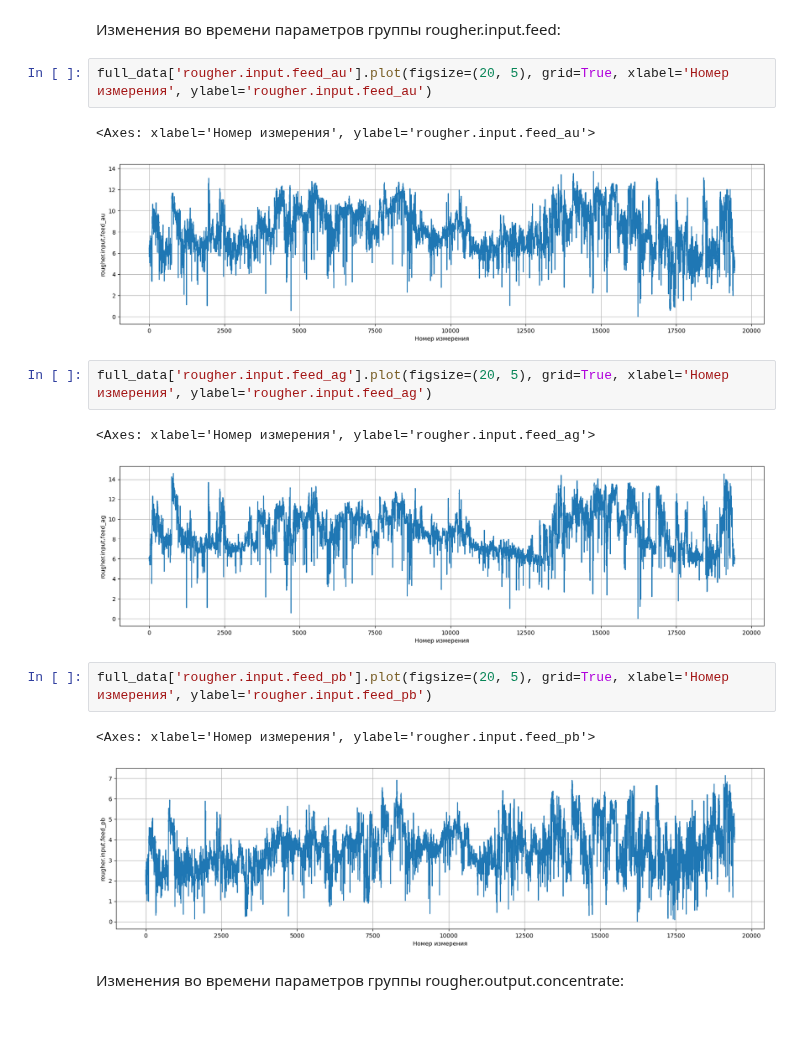
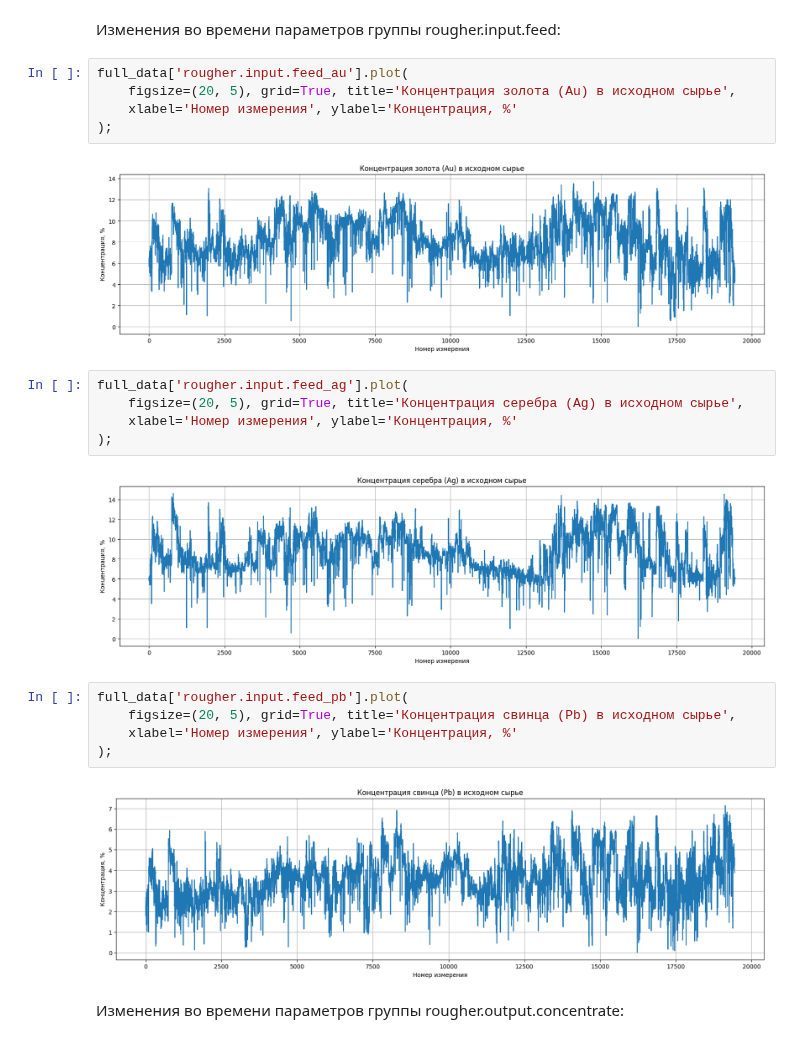
Before and after one commit to andrewsalmin/practicum-data-analysis, a Jupyter notebook: notebooks/gold-recovery.ipynb, the cells around one changed output. Cells and saved outputs as stored; diff of their text form.

Commit message:
refactor(notebooks): polish code and charts

```diff
--- a/notebooks/gold-recovery.ipynb
+++ b/notebooks/gold-recovery.ipynb
@@ -453,20 +431,26 @@ missing_test_data_columns
 # %% [markdown]
 Изменения во времени параметров группы rougher.input.feed:
 # %%
-full_data['rougher.input.feed_au'].plot(figsize=(20, 5), grid=True, xlabel='Номер измерения', ylabel='rougher.input.feed_au')
+full_data['rougher.input.feed_au'].plot(
+    figsize=(20, 5), grid=True, title='Концентрация золота (Au) в исходном сырье',
+    xlabel='Номер измерения', ylabel='Концентрация, %'
+);
 # %% [output]
-<Axes: xlabel='Номер измерения', ylabel='rougher.input.feed_au'>
-[figure, old version]
+[figure, new version]
 # %%
-full_data['rougher.input.feed_ag'].plot(figsize=(20, 5), grid=True, xlabel='Номер измерения', ylabel='rougher.input.feed_ag')
+full_data['rougher.input.feed_ag'].plot(
+    figsize=(20, 5), grid=True, title='Концентрация серебра (Ag) в исходном сырье',
+    xlabel='Номер измерения', ylabel='Концентрация, %'
+);
 # %% [output]
-<Axes: xlabel='Номер измерения', ylabel='rougher.input.feed_ag'>
-[figure, old version]
+[figure, new version]
 # %%
-full_data['rougher.input.feed_pb'].plot(figsize=(20, 5), grid=True, xlabel='Номер измерения', ylabel='rougher.input.feed_pb')
+full_data['rougher.input.feed_pb'].plot(
+    figsize=(20, 5), grid=True, title='Концентрация свинца (Pb) в исходном сырье',
+    xlabel='Номер измерения', ylabel='Концентрация, %'
+);
 # %% [output]
-<Axes: xlabel='Номер измерения', ylabel='rougher.input.feed_pb'>
-[figure, old version]
+[figure, new version]
 # %% [markdown]
 Изменения во времени параметров группы rougher.output.concentrate:
 # %%
```
Also changed, not shown: parts of 41 cells of this notebook, 2 other files.
